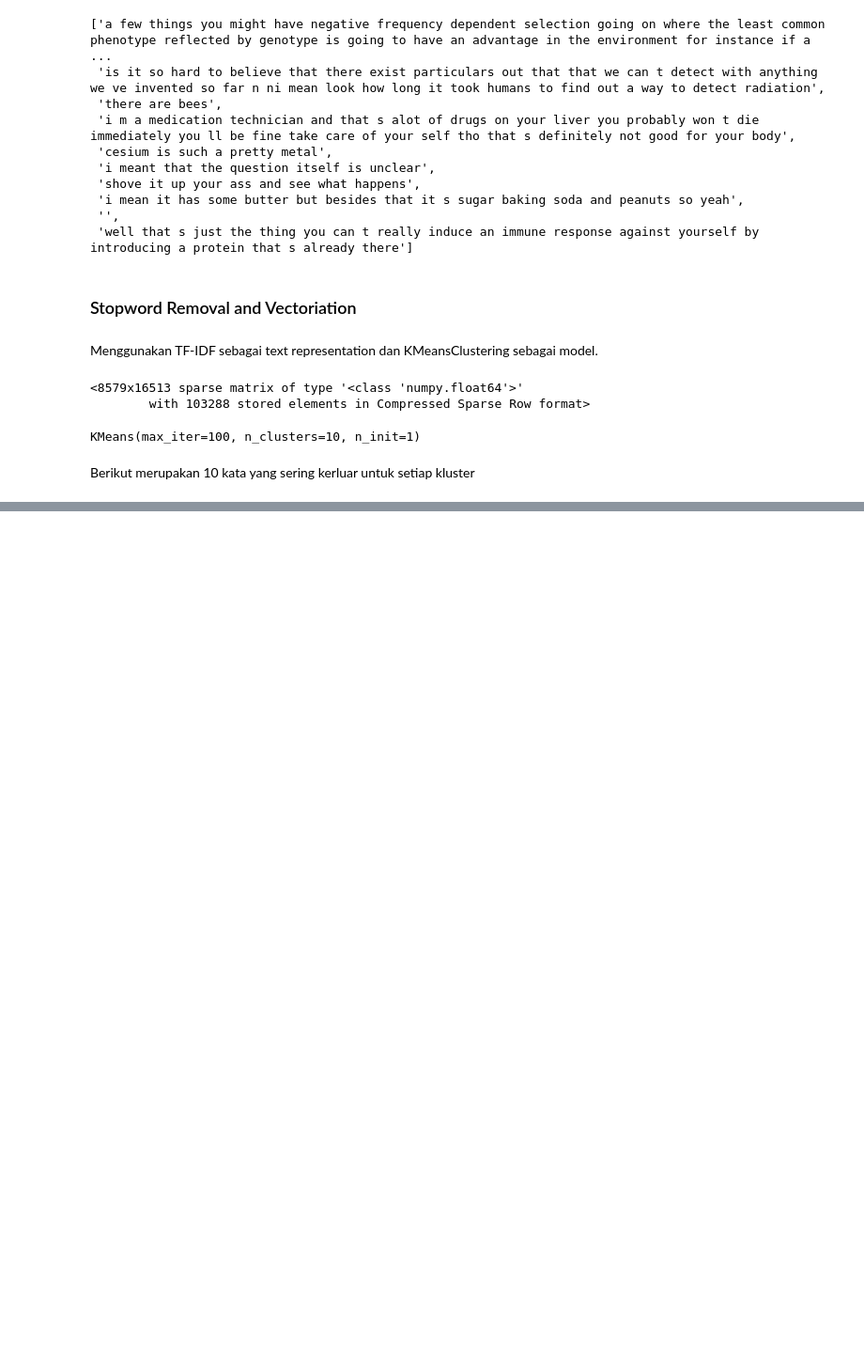
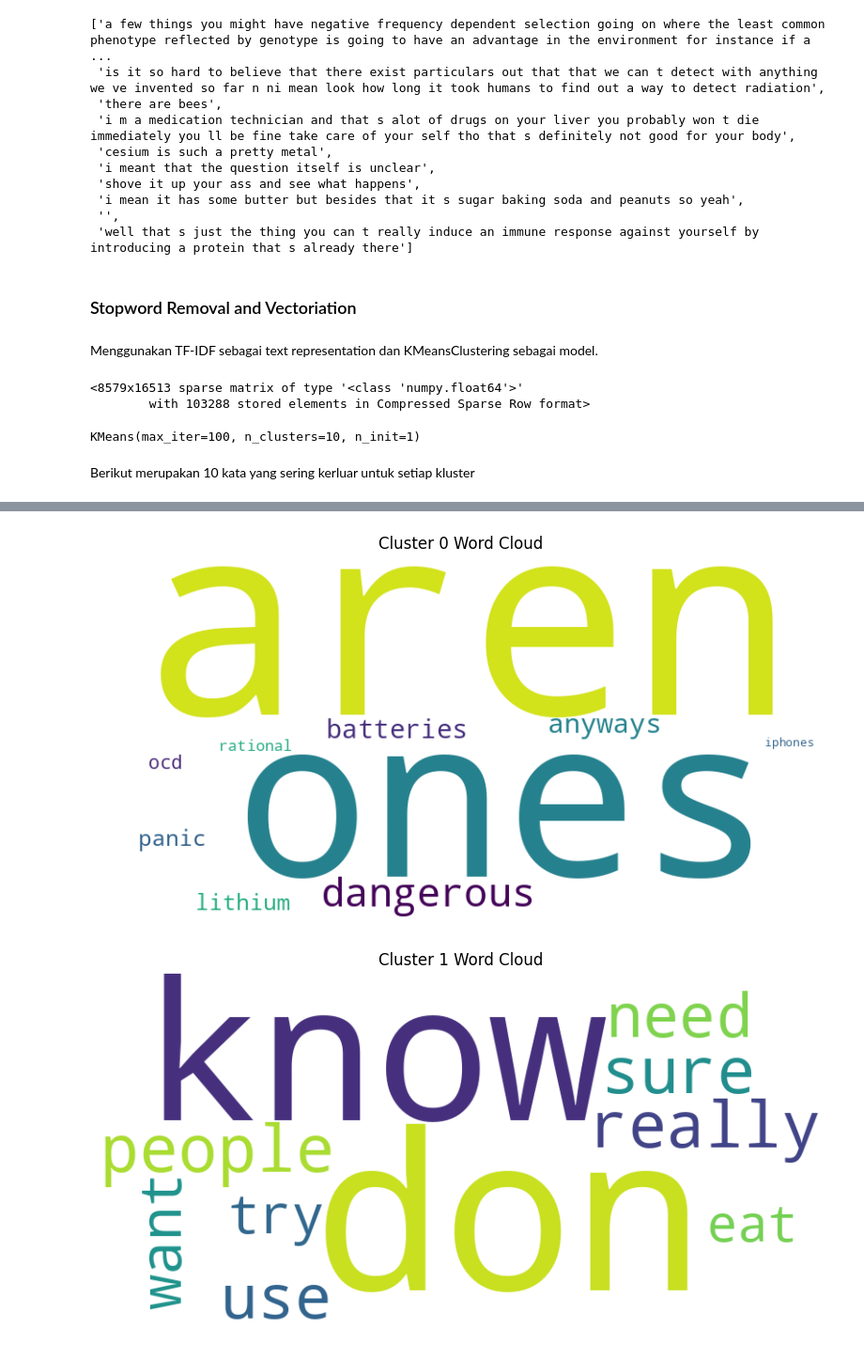
Before and after one commit to KomangAndika/QuizTextMinig, a Jupyter notebook: quiz-mining-2501994424.ipynb, the cells around one changed output, grey strips where cells are left out. Shown at 94% size. Cells and saved outputs as stored; diff of their text form; code cells hidden in the pictures; blank space fills up the shorter version.

```diff
--- a/quiz-mining-2501994424.ipynb
+++ b/quiz-mining-2501994424.ipynb
@@ -257,0 +246,6 @@ print("'think' is a stop word:", 'think' in stop_words)
+# %%
+for n_clusters in range(2, 11):
+    model = KMeans(n_clusters=n_clusters, init='k-means++', max_iter=100, n_init=1, random_state=42)
+    model.fit(X)
+    silhouette_avg = silhouette_score(X, model.labels_)
+    print(f"Number of clusters: {n_clusters}, Silhouette Score: {silhouette_avg}")
@@ -257,0 +264,7 @@ print("'think' is a stop word:", 'think' in stop_words)
+# %%
+number_of_clusters = 7
+model = KMeans(n_clusters=number_of_clusters,
+               init='k-means++',
+               max_iter=100,
+               n_init=1)
+model.fit(X)
@@ -257,0 +273,8 @@ print("'think' is a stop word:", 'think' in stop_words)
+# %%
+order_centroids = model.cluster_centers_.argsort()[:, ::-1]
+terms = vectorizer.get_feature_names_out()
+# %%
+for i in range(number_of_clusters):
+    print("Cluster %d:" % i),
+    for ind in order_centroids[i, :10]:
+        print(' %s' % terms[ind])
@@ -257,0 +299,22 @@ print("'think' is a stop word:", 'think' in stop_words)
+# %%
+for i in range(number_of_clusters):
+    # Get the indices of the top terms in the cluster
+    top_indices = model.cluster_centers_.argsort()[i, ::-1][:10]
+
+    # Get the feature names from the vectorizer
+    feature_names = vectorizer.get_feature_names_out()
+
+    # Create a dictionary of term frequencies in the cluster
+    wordcloud_dict = {feature_names[ind]: X[:, ind].sum() for ind in top_indices}
+
+    # Create and plot the word cloud
+    wordcloud = WordCloud(width=800, height=400, background_color='white').generate_from_frequencies(wordcloud_dict)
+
+    plt.figure(figsize=(10, 5))
+    plt.imshow(wordcloud, interpolation='bilinear')
+    plt.title(f'Cluster {i} Word Cloud')
+    plt.axis('off')
+    plt.show()
+# %% [output]
+[figure, added]
+[figure, added]
```
Also changed, not shown: parts of 12 cells of this notebook.
